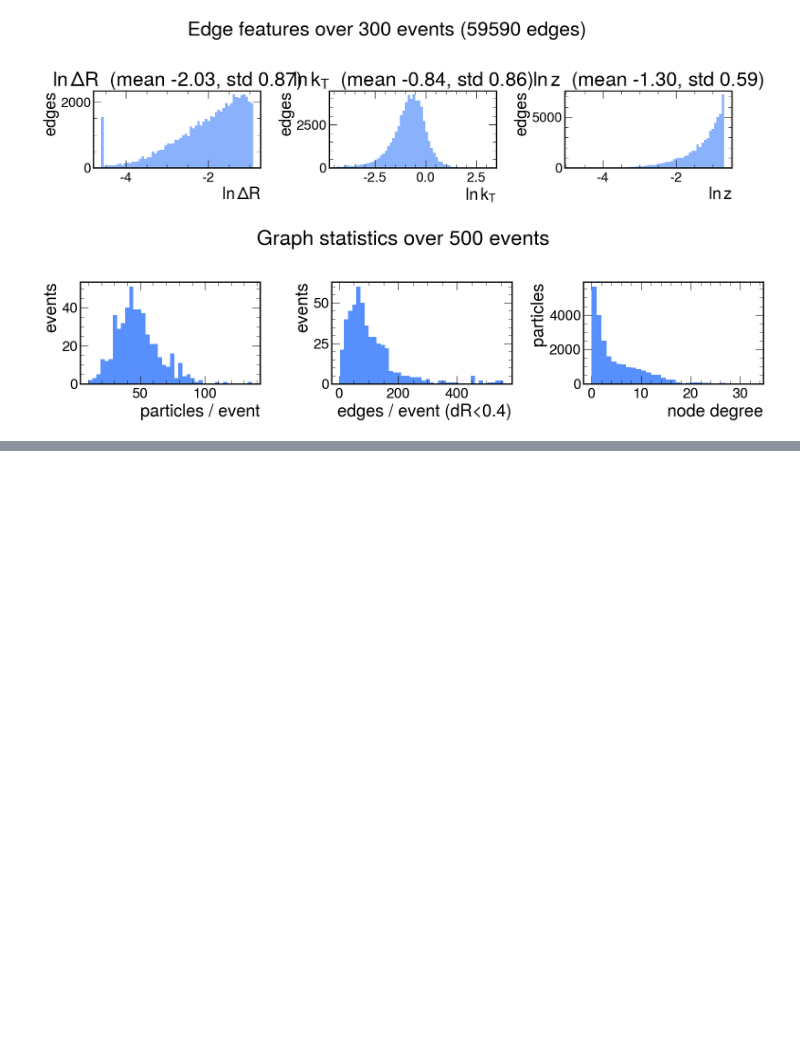
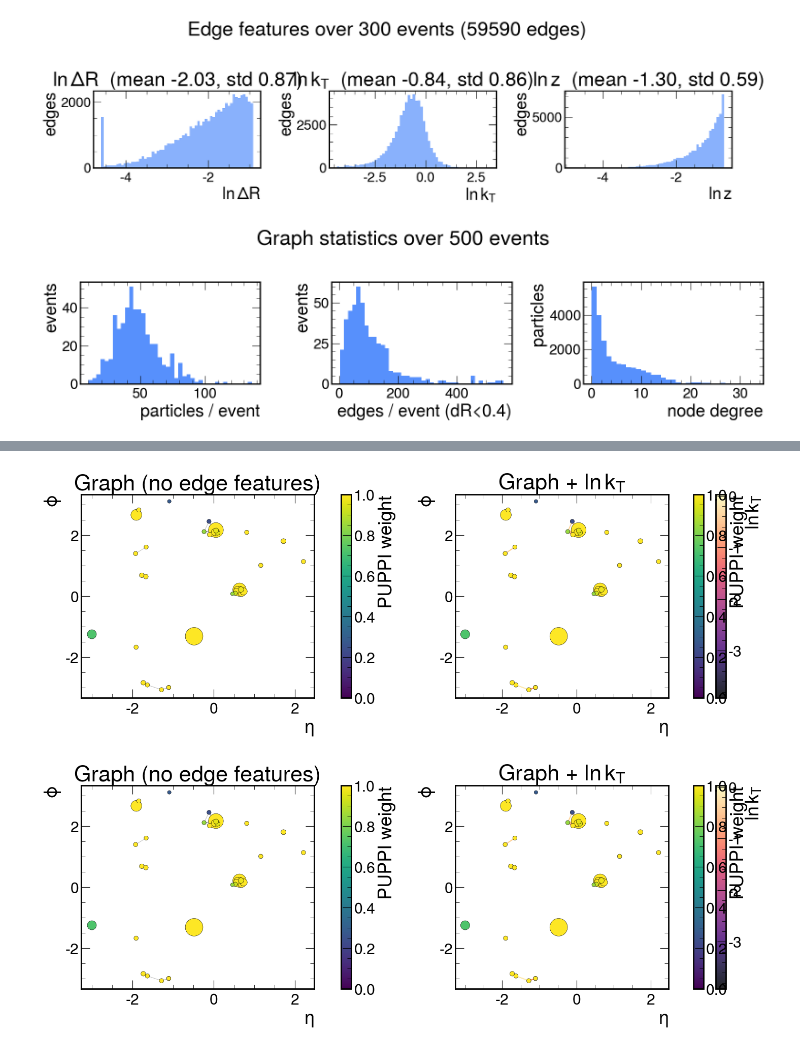
Before and after one commit to senadurgut/L1DeepMETv2, a Jupyter notebook: notebooks/viz_graphs.ipynb, the cells around one changed output, grey strips where cells are left out. Saved outputs shown, nothing was run; the diff lists cells and outputs as text; code cells hidden in the pictures; blank space fills up the shorter version.

```diff
--- a/notebooks/viz_graphs.ipynb
+++ b/notebooks/viz_graphs.ipynb
@@ -21,0 +46,5 @@ vg.plot_graph_stats(ds, n_events=500)                # nodes, edges, degree dist
+# %%
+vg.plot_event_comparison(evt2, edge_color="ln_kt")     # side-by-side
+# %% [output]
+[figure, added]
+[figure, added]
```
Also changed, not shown: parts of 5 cells of this notebook, 17 other files.
